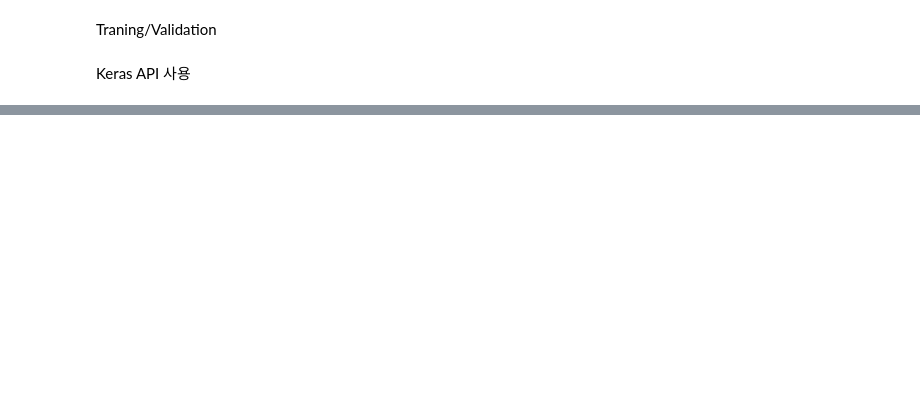
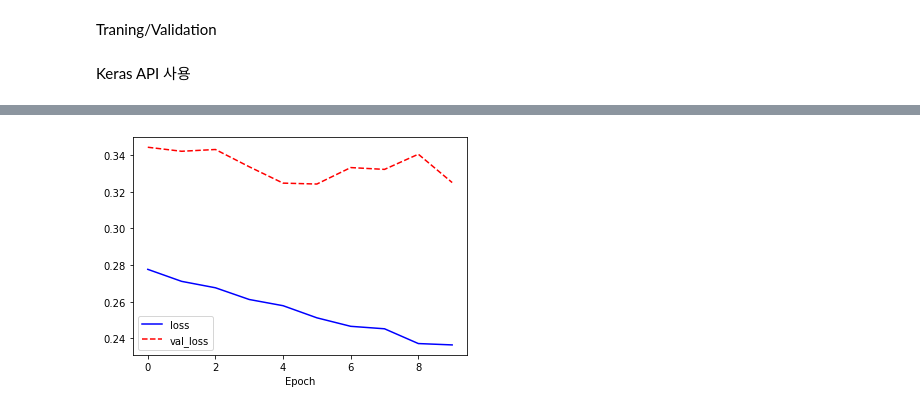
Before and after one commit to Glowcloudy/Python, a Jupyter notebook: ML/basic/tensorflow.ipynb, the cells around one changed output, grey strips where cells are left out. Drawn from its saved outputs; the diff is of its cells as text; code cells hidden in the pictures; blank space fills up the shorter version.

```diff
--- a/ML/basic/tensorflow.ipynb
+++ b/ML/basic/tensorflow.ipynb
@@ -752,3 +743,10 @@ Predicted class: [8]
 Traning/Validation
 # %% [markdown]
 Keras API 사용
+# %%
+learning_rate = 0.001
+seq_model.compile(optimizer=tf.keras.optimizers.Adam(learning_rate),
+              loss='categorical_crossentropy',
+              metrics=['accuracy'])
+# %%
+history = seq_model.fit(train_dataset, epochs=10, validation_data=test_dataset)
@@ -754,0 +774,9 @@ Keras API 사용
+# %%
+## Plot losses
+plt.plot(history.history['loss'], '-b', label='loss')
+plt.plot(history.history['val_loss'], 'r--', label='val_loss')
+plt.xlabel('Epoch')
+plt.legend()
+plt.show()
+# %% [output]
+[figure, added]
```
Also changed, not shown: parts of 45 cells of this notebook, 17 other files.
